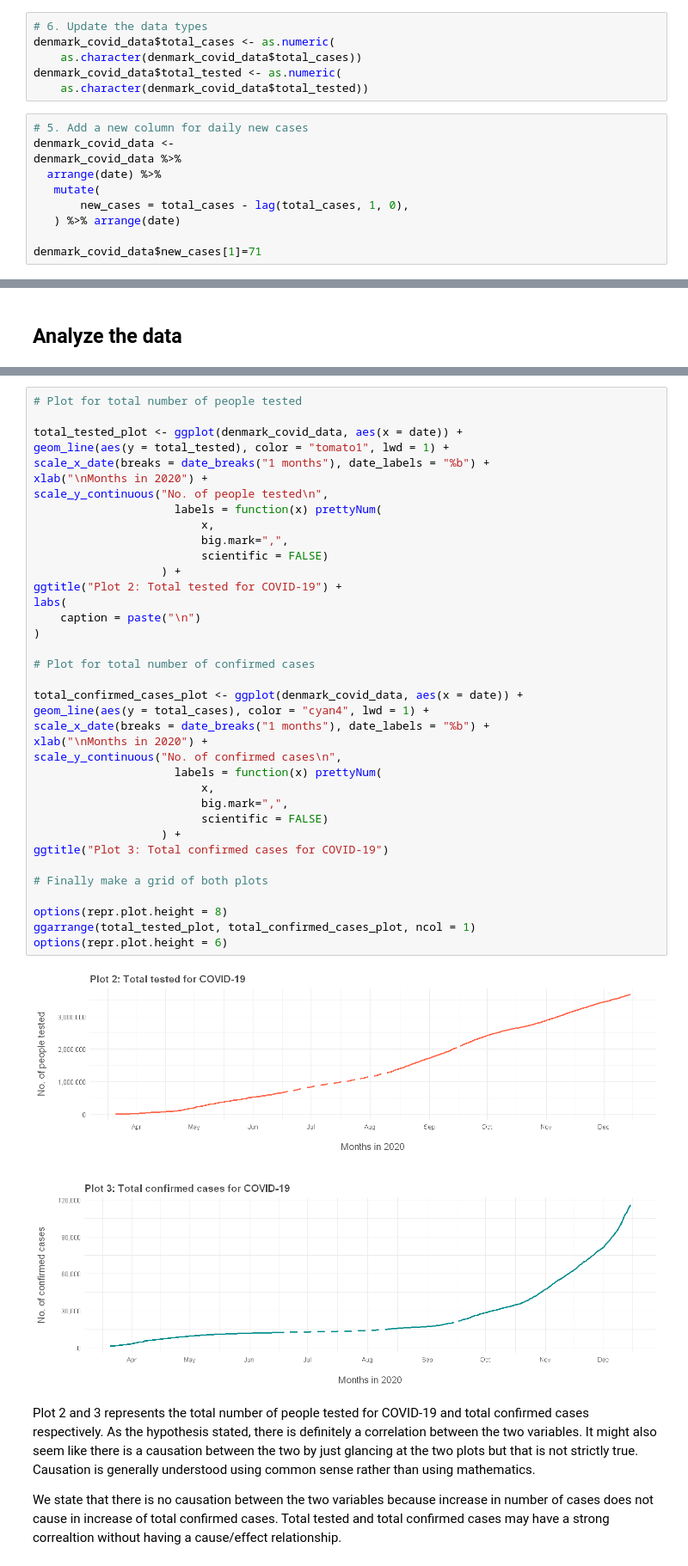
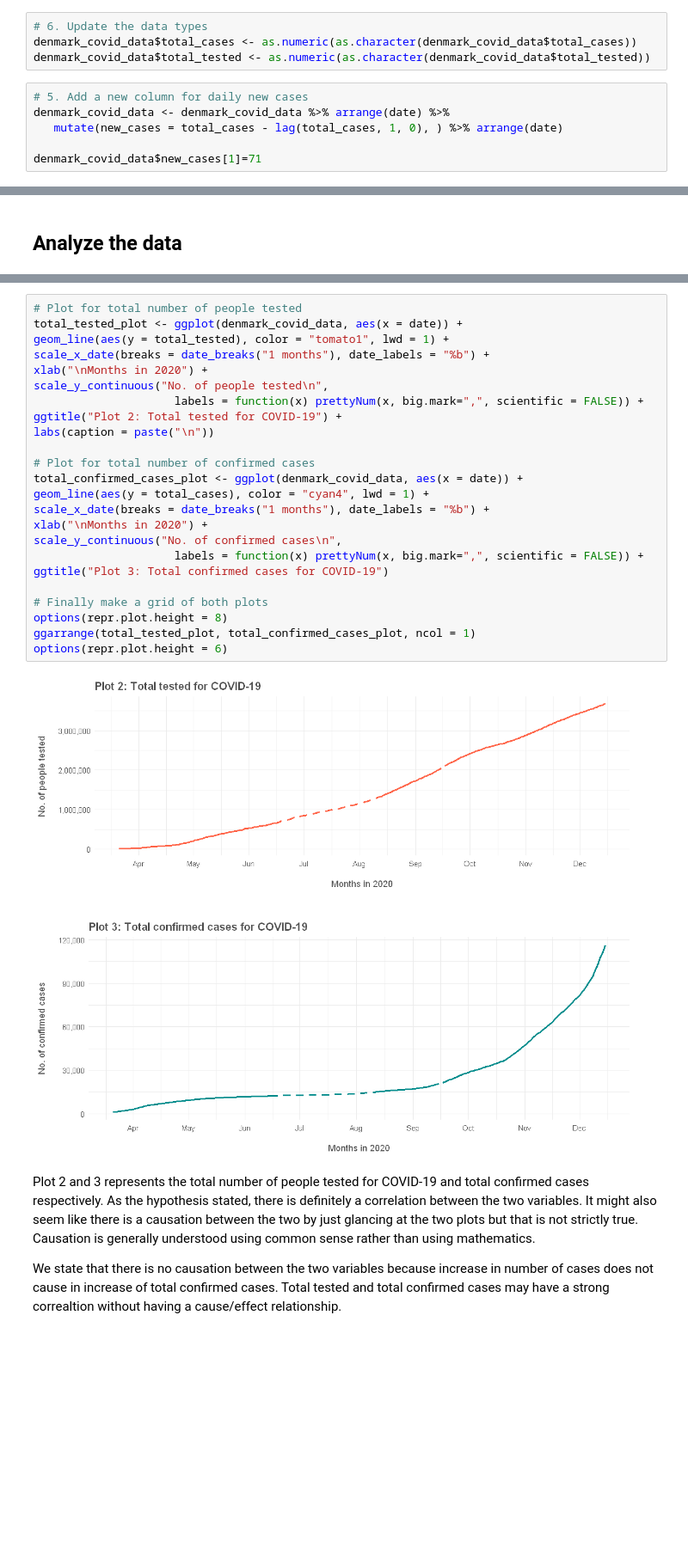
Before and after one commit to shrestaz/covid, a Jupyter notebook: EDA-COVID-edited for main document.ipynb, the cells around one changed output, grey strips where cells are left out. Shown at 86% size. Drawn from its saved outputs; the diff is of its cells as text; blank space fills up the shorter version.

```diff
--- a/EDA-COVID-edited for main document.ipynb
+++ b/EDA-COVID-edited for main document.ipynb
@@ -190,16 +85,10 @@ str(denmark_covid_data)
 # %%
 # 6. Update the data types
-denmark_covid_data$total_cases <- as.numeric(
-    as.character(denmark_covid_data$total_cases))
-denmark_covid_data$total_tested <- as.numeric(
-    as.character(denmark_covid_data$total_tested))
+denmark_covid_data$total_cases <- as.numeric(as.character(denmark_covid_data$total_cases))
+denmark_covid_data$total_tested <- as.numeric(as.character(denmark_covid_data$total_tested))
 # %%
 # 5. Add a new column for daily new cases
-denmark_covid_data <-
-denmark_covid_data %>%
-  arrange(date) %>%
-   mutate(
-       new_cases = total_cases - lag(total_cases, 1, 0),
-   ) %>% arrange(date)
+denmark_covid_data <- denmark_covid_data %>% arrange(date) %>%
+   mutate(new_cases = total_cases - lag(total_cases, 1, 0), ) %>% arrange(date)
 
 denmark_covid_data$new_cases[1]=71
@@ -274,43 +143,30 @@ The plot above, Plot 1, visualizes that the number of cases increased as the tim
 To visualize this hypothesis, we can plot them on a graph and analyse the behaviour over time. The idea is to get a glance at the relationship between the total tests conducted and total confirmed cases.
 # %%
 # Plot for total number of people tested
-
 total_tested_plot <- ggplot(denmark_covid_data, aes(x = date)) +
 geom_line(aes(y = total_tested), color = "tomato1", lwd = 1) +
 scale_x_date(breaks = date_breaks("1 months"), date_labels = "%b") +
 xlab("\nMonths in 2020") +
 scale_y_continuous("No. of people tested\n",
-                     labels = function(x) prettyNum(
-                         x,
-                         big.mark=",",
-                         scientific = FALSE)
-                   ) +
+                     labels = function(x) prettyNum(x, big.mark=",", scientific = FALSE)) +
 ggtitle("Plot 2: Total tested for COVID-19") +
-labs(
-    caption = paste("\n")
-)
+labs(caption = paste("\n"))
 
 # Plot for total number of confirmed cases
-
 total_confirmed_cases_plot <- ggplot(denmark_covid_data, aes(x = date)) +
 geom_line(aes(y = total_cases), color = "cyan4", lwd = 1) +
 scale_x_date(breaks = date_breaks("1 months"), date_labels = "%b") +
 xlab("\nMonths in 2020") +
 scale_y_continuous("No. of confirmed cases\n",
-                     labels = function(x) prettyNum(
-                         x,
-                         big.mark=",",
-                         scientific = FALSE)
-                   ) +
+                     labels = function(x) prettyNum(x, big.mark=",", scientific = FALSE)) +
 ggtitle("Plot 3: Total confirmed cases for COVID-19")
 
 # Finally make a grid of both plots
-
 options(repr.plot.height = 8)
 ggarrange(total_tested_plot, total_confirmed_cases_plot, ncol = 1)
 options(repr.plot.height = 6)
 # %% [output]
-[figure, old version]
+[figure, new version]
 # %% [markdown]
 Plot 2 and 3 represents the total number of people tested for COVID-19 and total confirmed cases respectively. As the hypothesis stated, there is definitely a correlation between the two variables. It might also seem like there is a causation between the two by just glancing at the two plots but that is not strictly true. Causation is generally understood using common sense rather than using mathematics.
 
```
Also changed, not shown: parts of 35 cells of this notebook.
